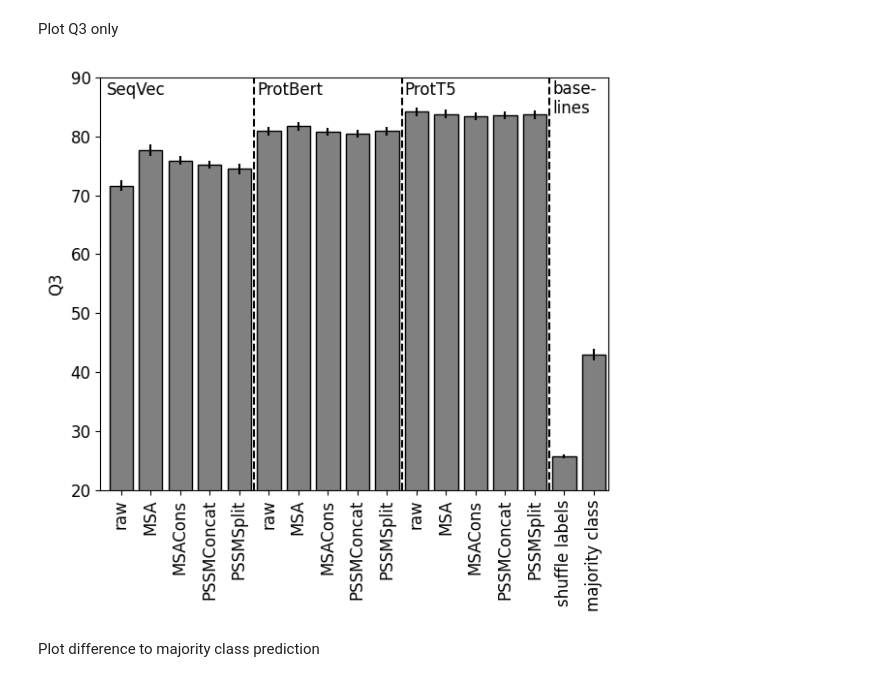
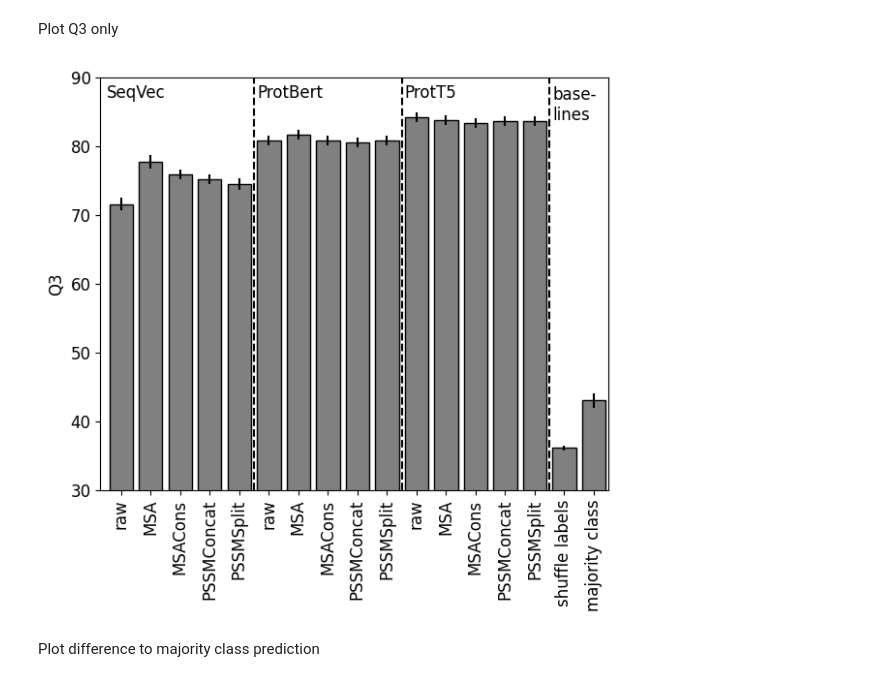
Before and after one commit to erckert/EV-embeddings-figures, a Jupyter notebook: visualizeResults.ipynb, the cells around one changed output. Cells and saved outputs as stored; diff of their text form; code cells hidden in the pictures.

```diff
--- a/visualizeResults.ipynb
+++ b/visualizeResults.ipynb
@@ -151,28 +151,28 @@ Plot Q3 only
 # %%
 plt.rcParams['font.size'] = '12'
 fig = plt.figure(figsize=(12, 12))
 ax = plt.subplot2grid((15, 30), (0, 0), colspan=17, rowspan=7)
 #plt.grid(axis='y', color='0.9')
 
 ax.bar(labels, q3, yerr=ci, color="gray", width=0.8, edgecolor="black")
-ax.set_ylim([20, 90])
+ax.set_ylim([30, 90])
 ax.set_xlim([-0.7, 16.5])
 ax.set_xticklabels(x_labels, rotation=90, ha='center')
 ax.set_ylabel('Q3')
 
 
 plt.annotate('SeqVec',xy=(-0.5, 87))
 plt.annotate('ProtBert',xy=(4.6, 87))
 plt.annotate('ProtT5',xy=(9.6, 87))
 plt.annotate('base-\nlines',xy=(14.6, 83.85))
 plt.axvline(x=seperator_seqvec,  color='black', ls='--')
 plt.axvline(x=seperator_bert,  color='black', ls='--')
 plt.axvline(x=seperator_t5,  color='black', ls='--')
 
 
 plt.show()
 # %% [output]
-[figure, old version]
+[figure, new version]
 # %% [markdown]
 Plot difference to majority class prediction
 # %%
```
Also changed, not shown: parts of 10 cells of this notebook, 4 other files.
